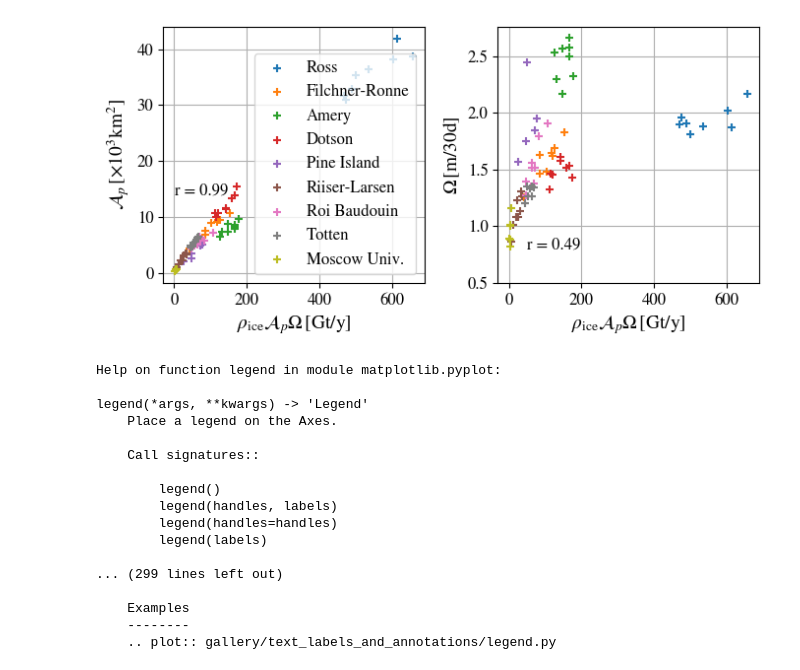
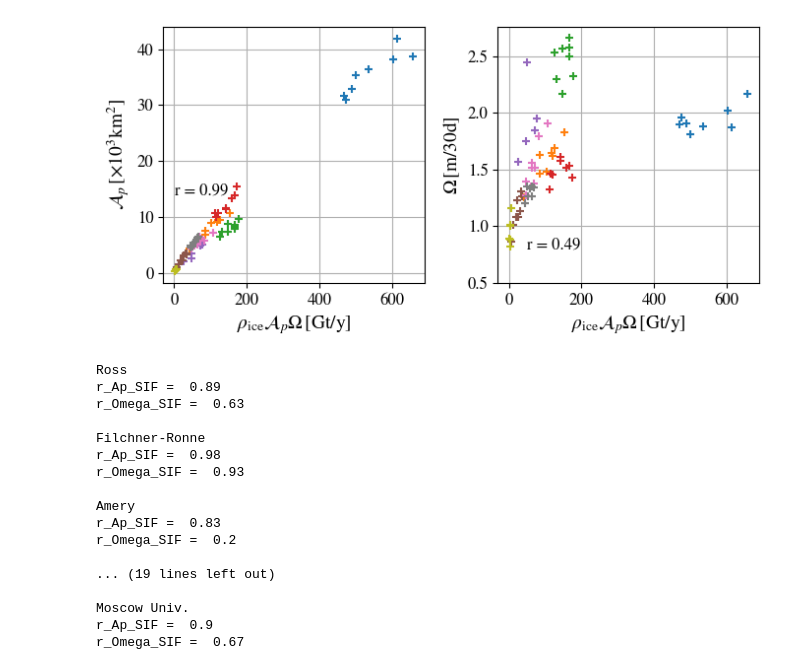
Before and after one commit to lsaddier/Low-Dimensionnal-Model-2025, a Jupyter notebook: seasonnality/Interannuality.ipynb, the cells around one changed output. Cells and saved outputs as stored; diff of their text form; code cells hidden in the pictures.

Commit message:
Plots correlations

```diff
--- a/seasonnality/Interannuality.ipynb
+++ b/seasonnality/Interannuality.ipynb
@@ -83,52 +83,64 @@ name = inputs.name_isf.values
 fig, ax = plt.subplots(1,2,figsize=(7,3.5))
 
 for k in range(9):
     ax[0].scatter(SIF_list[k]*24*3600*365.25/1e12,
                   Ap_list[k]/1e9,
                   zorder=2,marker='+', label=name[k])
     ax[1].scatter(SIF_list[k]*24*3600*365.25/1e12,
                   Omega_list[k]*30*34*3600,
                   zorder=2,marker='+')
 
 ax[0].set_ylabel(r'$\mathcal{A}_p \,\mathrm{[\times 10^3 km^2]}$')
 ax[1].set_ylabel(r'$\Omega \, \mathrm{[m/30d]}$')
 
 ax[1].set_ylim(ymin=0.5) #threshold on Omega to detect polynyas
 
-ax[0].legend(framealpha=None)
+#ax[0].legend(framealpha=None)
 
 r_Ap_SIF = correlation(Ap_list,SIF_list)
 r_Omega_SIF = correlation(Omega_list,SIF_list)
 
 ax[0].text(1,14,'r = '+str(np.round(r_Ap_SIF,2)))
 ax[1].text(50,0.8,'r = '+str(np.round(r_Omega_SIF,2)))
 
 for i in range(2):
     ax[i].grid()
     ax[i].set_xlabel(r'$\rho_\mathrm{ice}\mathcal{A}_p\Omega \, \mathrm{[Gt/y]}$')
 
 
 plt.tight_layout()
 plt.show()
 # %% [output]
-[figure, old version]
+[figure, new version]
 # %%
-help(plt.legend)
+for k, index, name_isf in zip(range(9),inputs.Nisf.values,inputs.name_isf.values):
+
+    Ap = Ap_list[k]
+    SIF = SIF_list[k]
+    Omega = Omega_list[k]
+
+    r_Ap_SIF = correlation(Ap,SIF)
+    r_Omega_SIF = correlation(Omega,SIF)
+
+    print(name_isf)
+    print('r_Ap_SIF = ', np.round(r_Ap_SIF,2))
+    print('r_Omega_SIF = ', np.round(r_Omega_SIF,2))
+    print()
 # %% [output]
-Help on function legend in module matplotlib.pyplot:
+Ross
+r_Ap_SIF =  0.89
+r_Omega_SIF =  0.63
 
-legend(*args, **kwargs) -> 'Legend'
-    Place a legend on the Axes.
+Filchner-Ronne
+r_Ap_SIF =  0.98
+r_Omega_SIF =  0.93
 
-    Call signatures::
+Amery
+r_Ap_SIF =  0.83
+r_Omega_SIF =  0.2
 
-        legend()
-        legend(handles, labels)
-        legend(handles=handles)
-        legend(labels)
+... (19 lines left out)
 
-... (299 lines left out)
-
-    Examples
-    --------
-    .. plot:: gallery/text_labels_and_annotations/legend.py
+Moscow Univ.
+r_Ap_SIF =  0.9
+r_Omega_SIF =  0.67
```
